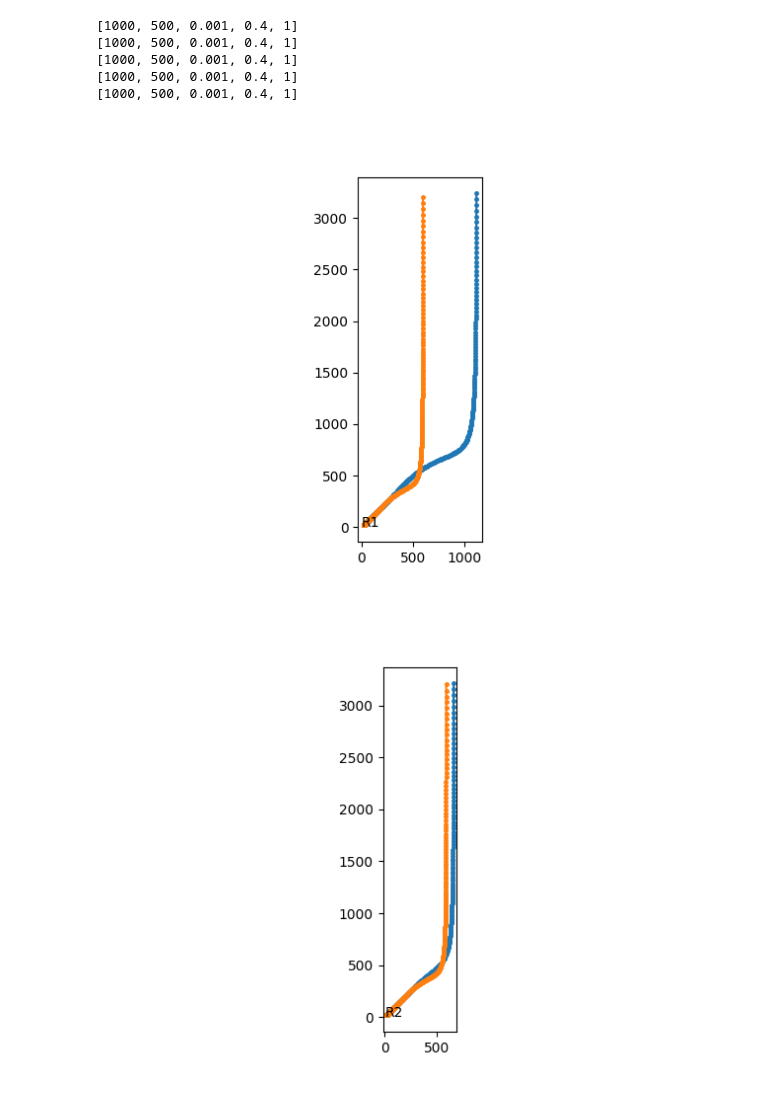
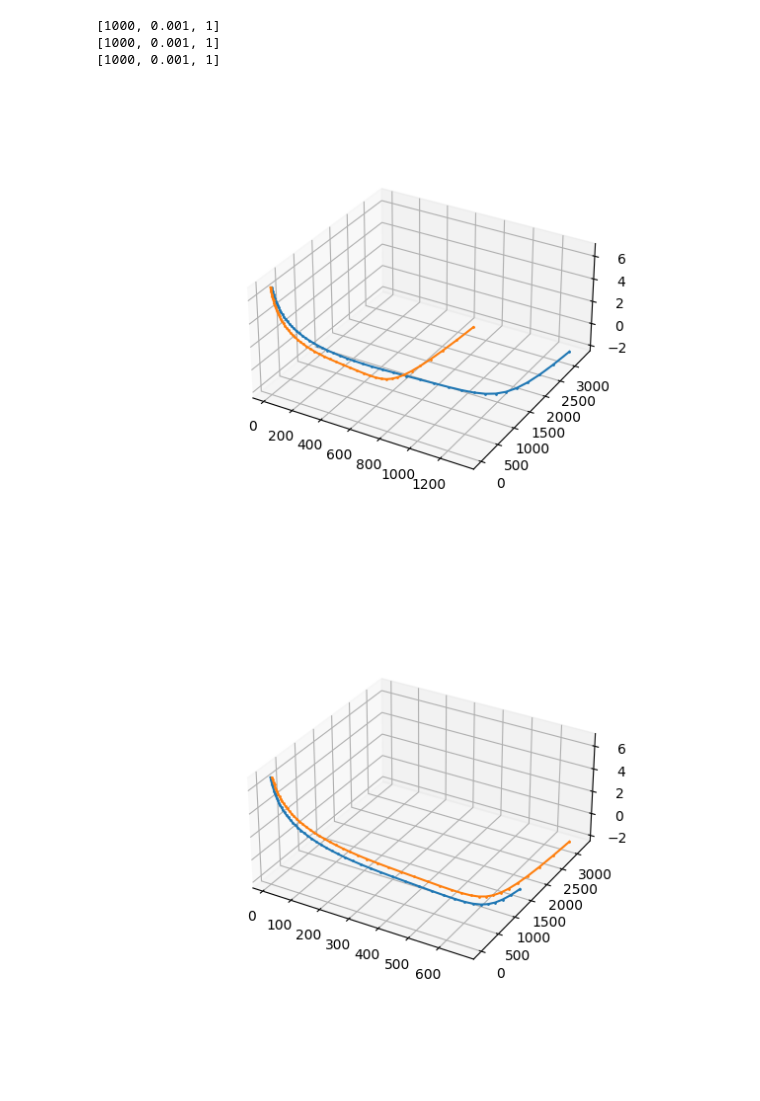
Before and after one commit to Yugal0/fitting-eis-importance-of-weighing, a Jupyter notebook: main.ipynb, the cells around one changed output. Saved outputs shown, nothing was run; the diff lists cells and outputs as text; code cells hidden in the pictures.

```diff
--- a/main.ipynb
+++ b/main.ipynb
@@ -41,48 +30,64 @@ from models import *
 # print(c2)
 
 #generate 5 plots (there are total 5 params in the model) , set the base parameters (set the values), tweak the parameters one by one, plot the impedance plots in 2D as well as 3D, (goal is to see the difference in the plots)
-freq_list=np.logspace(-1,3,500)
+freq_list=np.logspace(-1,3,50)
 
-param_names = ["R1","R2","Q","δ","α"]
-base_params = [1000,500,1e-3,0.4,1]
-change_multiplier = [2,2,2,1.5,0.8]
-c_base = CustomCircuit(initial_guess=base_params,circuit="TLMtwox_1")
+param_names = ["R1","Q","α"]
+base_params = [1000,1e-3,1]
+change_multiplier = [2,2,0.8]
+c_base = CustomCircuit(initial_guess=base_params,circuit="TLMunix_1")
 z_base = c_base.predict(frequencies=freq_list)
+
+# for param_idx,p_name in zip(range(0,len(base_params)),param_names):
+#     print(base_params)
+#     modified_params = base_params[:]
+#     modified_params[param_idx] = base_params[param_idx]*change_multiplier[param_idx]
+#     # print(modified_params)
+#     c_modified = CustomCircuit(initial_guess=modified_params,circuit="TLMtwox_1")
+#     z_modified  = c_modified.predict(frequencies=freq_list)
+#     fig, ax = plt.subplots()
+#     ax.set_aspect("equal")
+#     ax.text(0.5,0.7,p_name)
+#     ax.plot(np.real(z_modified),-np.imag(z_modified),".",ms=5,linestyle="-")
+#     # z_modified=[]
+#     ax.plot(np.real(z_base),-np.imag(z_base),".",ms=5,linestyle="-")
+
 
 for param_idx,p_name in zip(range(0,len(base_params)),param_names):
     print(base_params)
     modified_params = base_params[:]
     modified_params[param_idx] = base_params[param_idx]*change_multiplier[param_idx]
     # print(modified_params)
-    c_modified = CustomCircuit(initial_guess=modified_params,circuit="TLMtwox_1")
+    c_modified = CustomCircuit(initial_guess=modified_params,circuit="TLMunix_1")
     z_modified  = c_modified.predict(frequencies=freq_list)
-    fig, ax = plt.subplots()
-    ax.set_aspect("equal")
-    ax.text(0.5,0.7,p_name)
-    ax.plot(np.real(z_modified),-np.imag(z_modified),".",ms=5,linestyle="-")
+    fig2=plt.figure()
+    ax2=fig2.add_subplot(111,projection="3d")
+    # ax2.set_aspect("equal")
+    # ax2.text(0.5,0.7,p_name)
+    ax2.plot(np.real(z_modified),-np.imag(z_modified),np.log(freq_list),".",ms=2,linestyle="-")
     # z_modified=[]
-    ax.plot(np.real(z_base),-np.imag(z_base),".",ms=5,linestyle="-")
+    ax2.plot(np.real(z_base),-np.imag(z_base),np.log(freq_list),".",ms=2,linestyle="-")
+    ax2.set_box_aspect([100,100,50])
+    # ax2.set_zscale("log")
 
 
 # fig, ax=plt.subplots()
 # ax.set_aspect("equal")
 # # ax.set_xlim(0,10000)
 # for R1 in [1000,2000]:
 #     c1= CustomCircuit(initial_guess=[R1,500,1e-3,0.4,1],circuit="TLMtwox_1")
 #     zz=c1.predict(frequencies=np.logspace(-1,3,100))
 #     ax.plot(np.real(zz),-np.imag(zz),".",ms=5)
 
 # # plt.gca().text(0.5,0.5,"Experimental Data",transform=plt.gca().transAxes)
 
 # for R2 in [1000,2000]:
 #     c1= CustomCircuit(initial_guess=[R,500,1e-3,0.4,1],circuit="TLMtwox_1")
 #     zz=c1.predict(frequencies=np.logspace(-1,3,100))
 #     ax.plot(np.real(zz),-np.imag(zz),".",ms=5)
 # %% [output]
-[1000, 500, 0.001, 0.4, 1]
-[1000, 500, 0.001, 0.4, 1]
-[1000, 500, 0.001, 0.4, 1]
-[1000, 500, 0.001, 0.4, 1]
-[1000, 500, 0.001, 0.4, 1]
+[1000, 0.001, 1]
+[1000, 0.001, 1]
+[1000, 0.001, 1]
-[figure, old version]
+[figure, new version]
-[figure, old version]
+[figure, new version]
```
Also changed, not shown: parts of 3 cells of this notebook.
